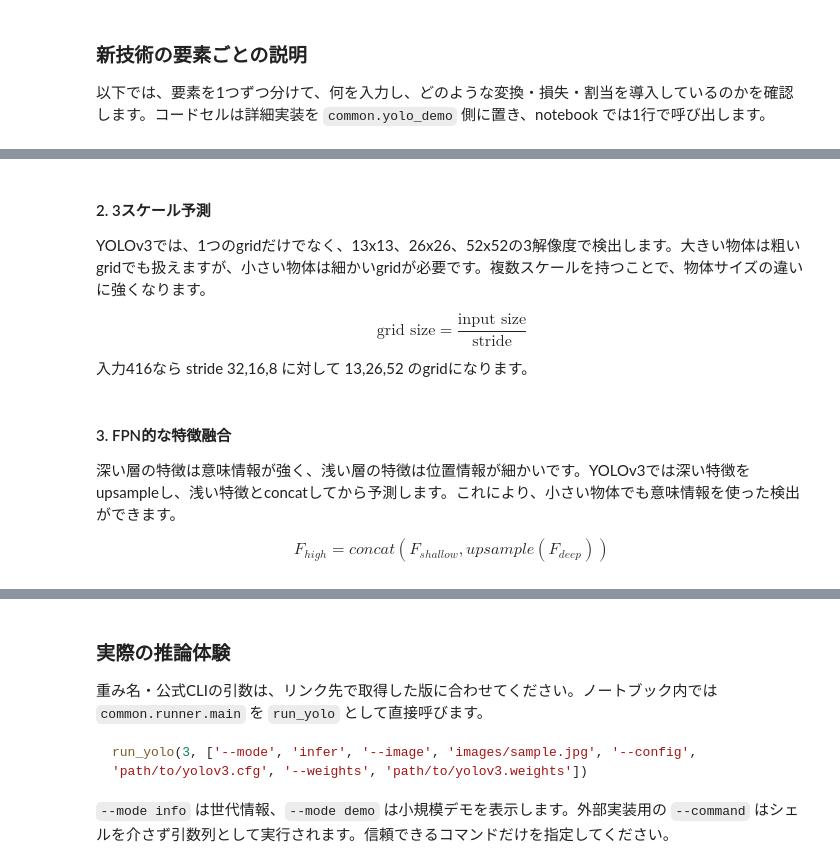
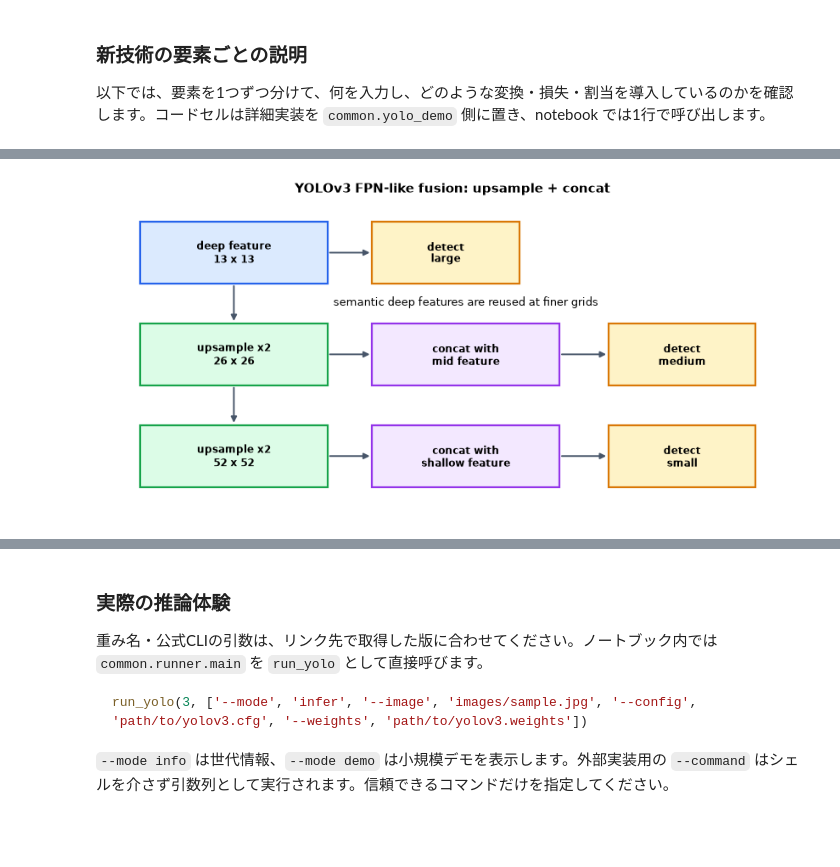
Before and after one commit to Kast8/YOLOs, a Jupyter notebook: yolo_history_tutorial.ipynb, the cells around one changed output, grey strips where cells are left out. Saved outputs shown, nothing was run; the diff lists cells and outputs as text; code cells hidden in the pictures; blank space fills up the shorter version.

```diff
--- a/yolo_history_tutorial.ipynb
+++ b/yolo_history_tutorial.ipynb
@@ -633,11 +696,4 @@ residual blockでは、畳み込み列 $F(x)$ の出力に入力 $x$ を足し
 # %%
-display_yolo_element_demo(3, 'residual')
+display_yolo_element_demo(3, 'yolov3_fusion')
+# %% [output]
+[figure, added]
-# %% [markdown]
-#### 2. 3スケール予測
-
-YOLOv3では、1つのgridだけでなく、13x13、26x26、52x52の3解像度で検出します。大きい物体は粗いgridでも扱えますが、小さい物体は細かいgridが必要です。複数スケールを持つことで、物体サイズの違いに強くなります。
-
-$$
-\text{grid size} = \frac{\text{input size}}{\text{stride}}
-$$
-入力416なら stride 32,16,8 に対して 13,26,52 のgridになります。
@@ -646,8 +699,0 @@ display_yolo_element_demo(3, 'multiscale')
-# %% [markdown]
-#### 3. FPN的な特徴融合
-
-深い層の特徴は意味情報が強く、浅い層の特徴は位置情報が細かいです。YOLOv3では深い特徴をupsampleし、浅い特徴とconcatしてから予測します。これにより、小さい物体でも意味情報を使った検出ができます。
-
-$$
-F_{high} = concat(F_{shallow}, upsample(F_{deep}))
-$$
```
Also changed, not shown: parts of 28 cells of this notebook, 1 other file.
